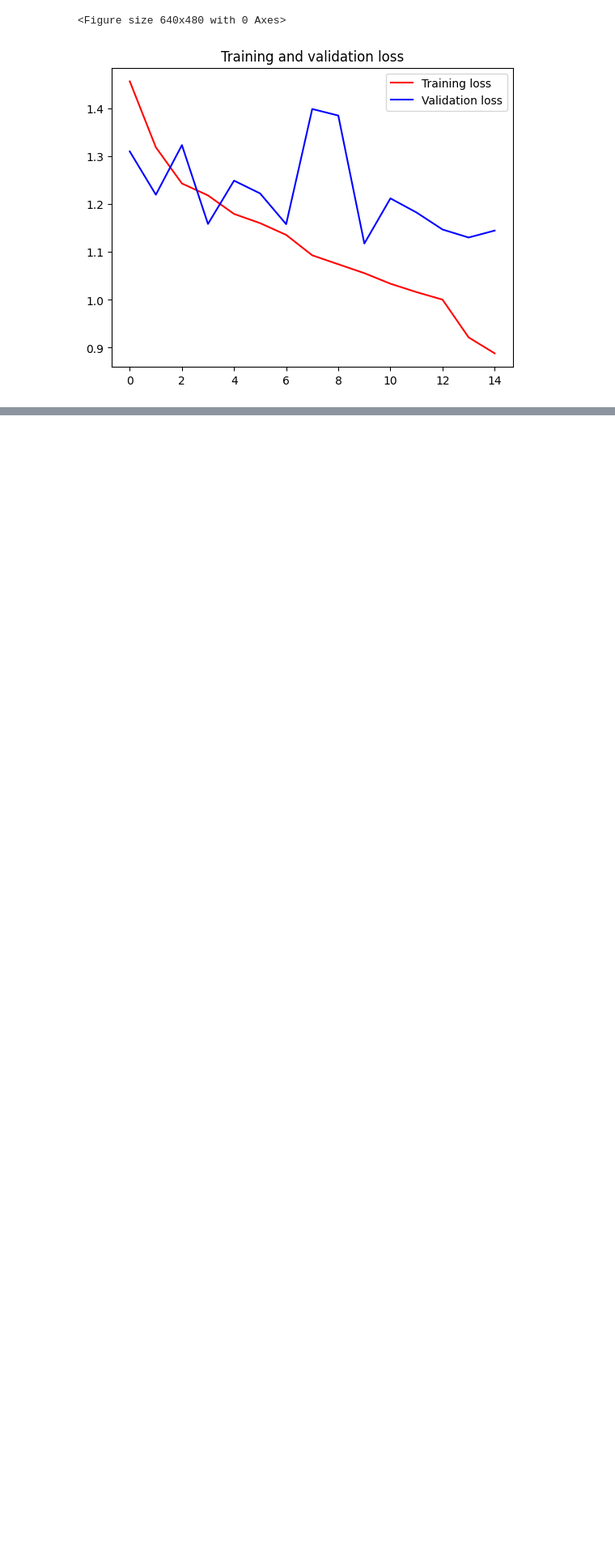
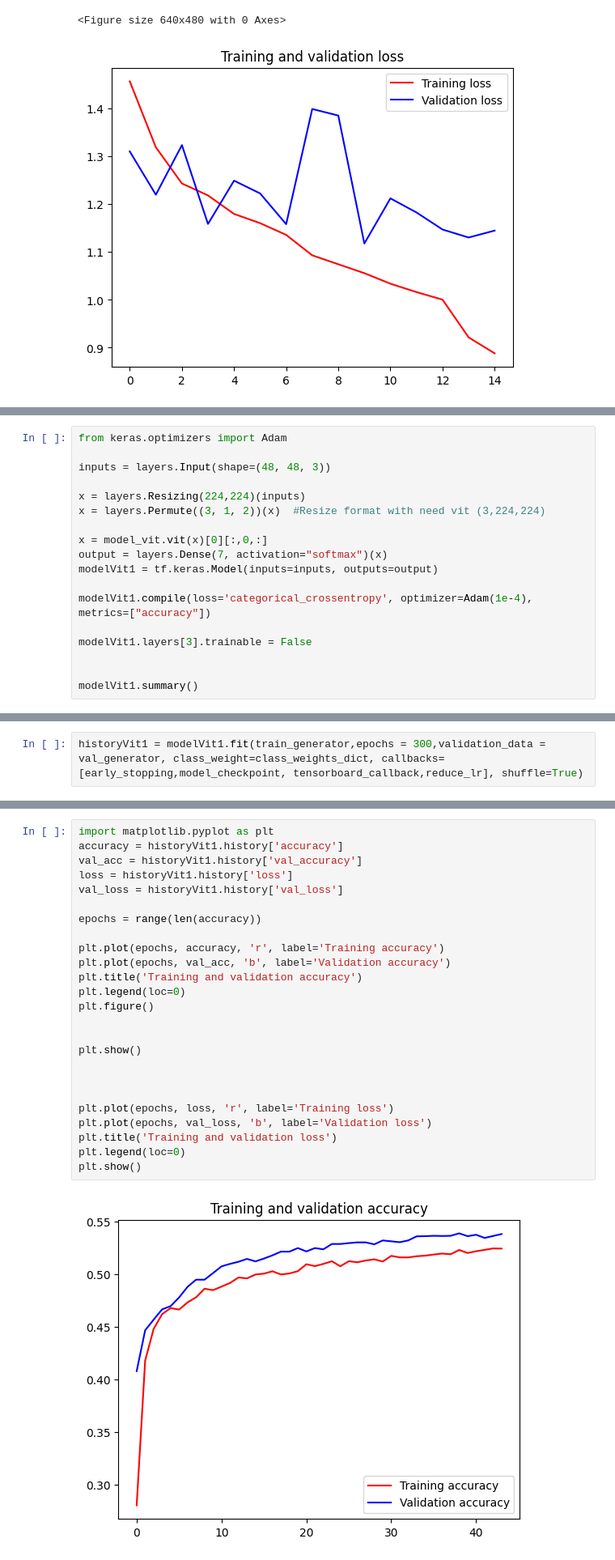
Before and after one commit to BryanBACS/Emotion-Recognition-Multimodal, a Jupyter notebook: Modelos inteligencia artificial/Modalidad imagen/codeVitTransformers.ipynb, the cells around one changed output, grey strips where cells are left out. Shown at 81% size. Cells and saved outputs as stored; diff of their text form; blank space fills up the shorter version.

Commit message:
update metrics

```diff
--- a/Modelos inteligencia artificial/Modalidad imagen/codeVitTransformers.ipynb
+++ b/Modelos inteligencia artificial/Modalidad imagen/codeVitTransformers.ipynb
@@ -642,0 +778,18 @@ plt.show()
+# %%
+from keras.optimizers import Adam
+
+inputs = layers.Input(shape=(48, 48, 3))
+
+x = layers.Resizing(224,224)(inputs)
+x = layers.Permute((3, 1, 2))(x)  #Resize format with need vit (3,224,224)
+
+x = model_vit.vit(x)[0][:,0,:]
+output = layers.Dense(7, activation="softmax")(x)
+modelVit1 = tf.keras.Model(inputs=inputs, outputs=output)
+
+modelVit1.compile(loss='categorical_crossentropy', optimizer=Adam(1e-4), metrics=["accuracy"])
+
+modelVit1.layers[3].trainable = False
+
+
+modelVit1.summary()
@@ -642,0 +855,2 @@ plt.show()
+# %%
+historyVit1 = modelVit1.fit(train_generator,epochs = 300,validation_data = val_generator, class_weight=class_weights_dict, callbacks=[early_stopping,model_checkpoint, tensorboard_callback,reduce_lr], shuffle=True)
@@ -642,0 +919,27 @@ plt.show()
+# %%
+import matplotlib.pyplot as plt
+accuracy = historyVit1.history['accuracy']
+val_acc = historyVit1.history['val_accuracy']
+loss = historyVit1.history['loss']
+val_loss = historyVit1.history['val_loss']
+
+epochs = range(len(accuracy))
+
+plt.plot(epochs, accuracy, 'r', label='Training accuracy')
+plt.plot(epochs, val_acc, 'b', label='Validation accuracy')
+plt.title('Training and validation accuracy')
+plt.legend(loc=0)
+plt.figure()
+
+
+plt.show()
+
+
+
+plt.plot(epochs, loss, 'r', label='Training loss')
+plt.plot(epochs, val_loss, 'b', label='Validation loss')
+plt.title('Training and validation loss')
+plt.legend(loc=0)
+plt.show()
+# %% [output]
+[figure, added]
```
Also changed, not shown: parts of 24 cells of this notebook, 4 other files.
